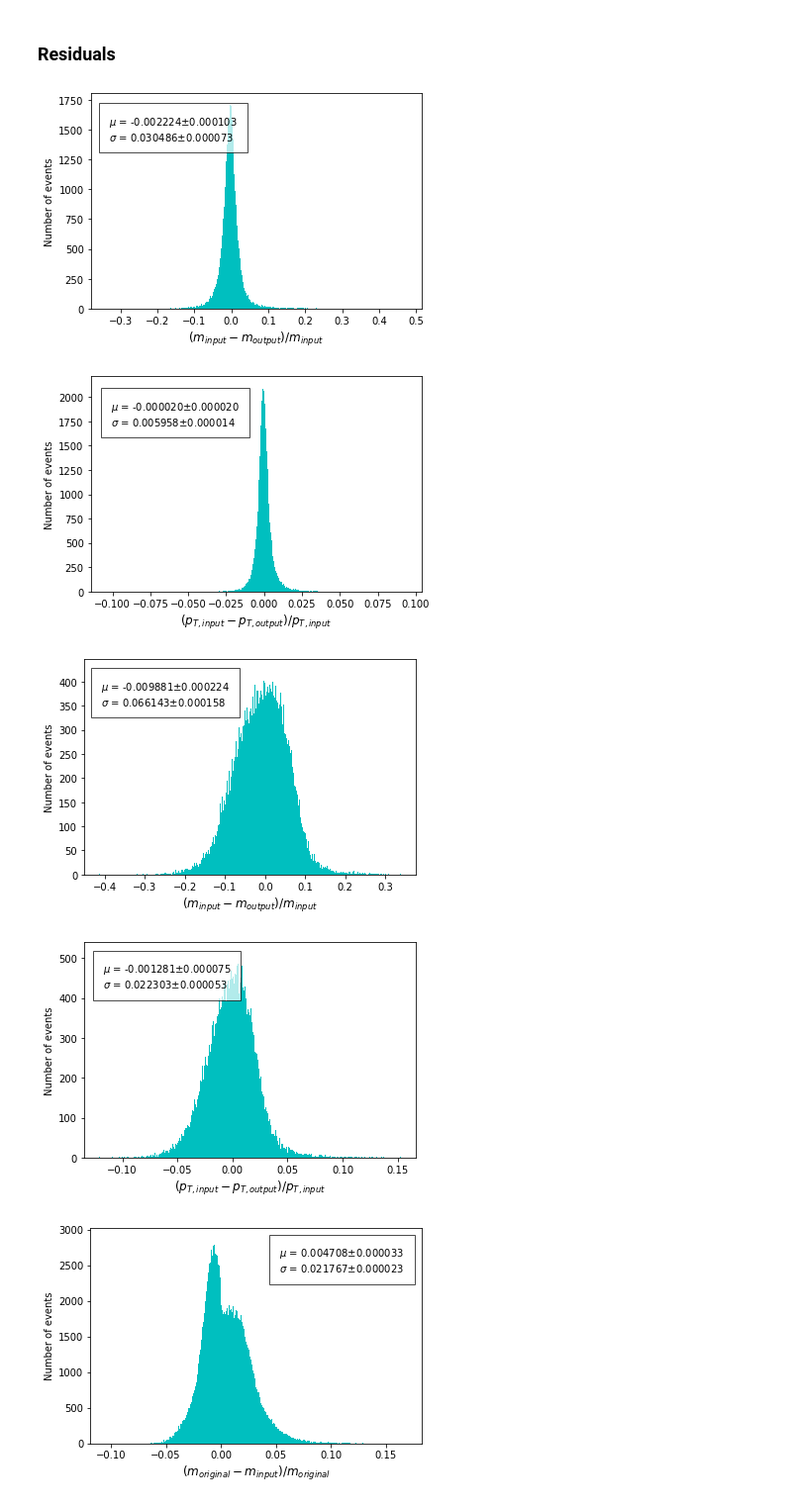
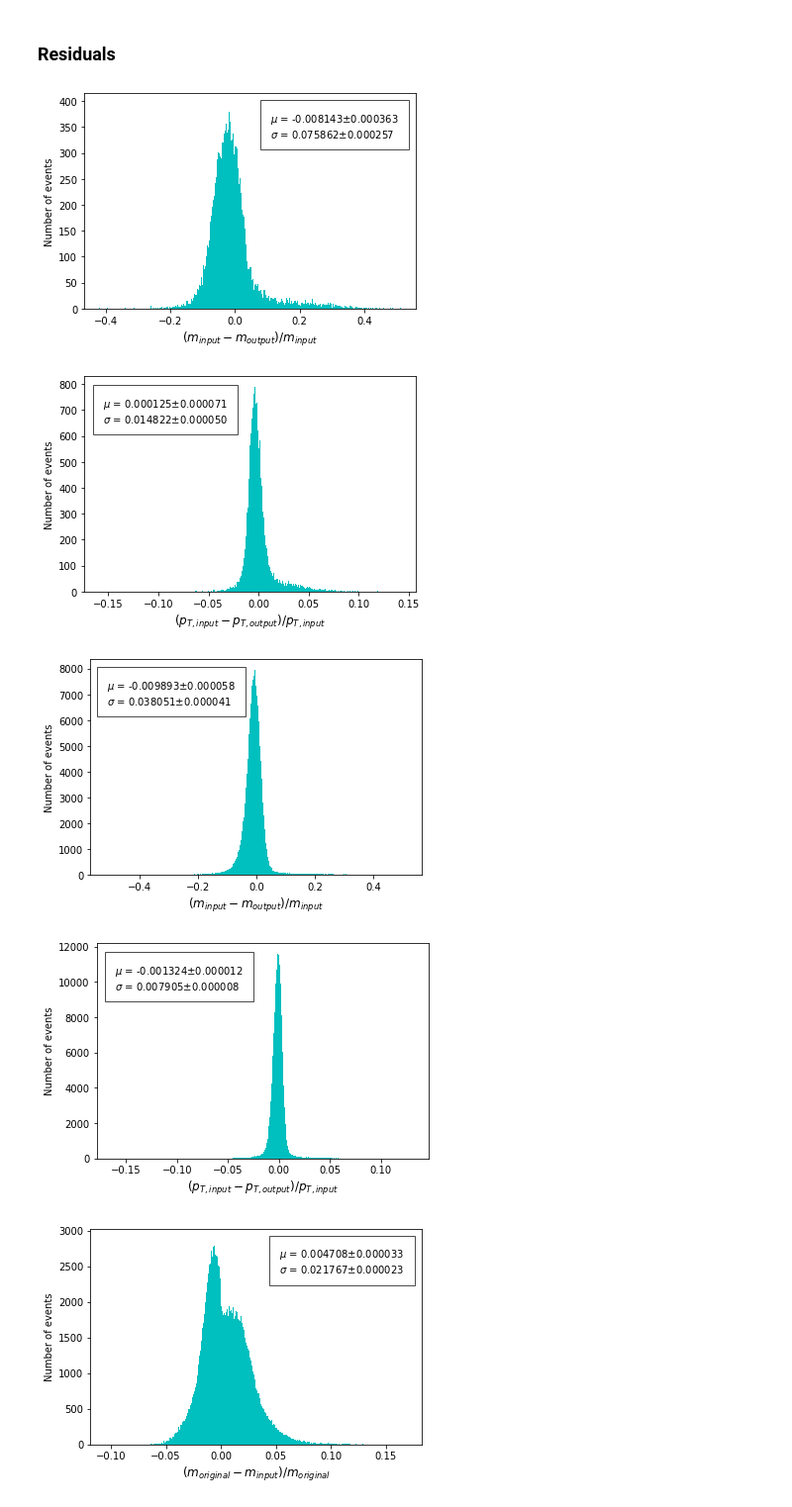
Before and after one commit to Autoencoders-compression-anomaly/AE-Compression-pytorch, a Jupyter notebook: examples/jet_images/analysis_jet_images.ipynb, the cells around one changed output. Shown: that part at 99% size. Cells and saved outputs as stored; diff of their text form; code cells hidden in the pictures.

```diff
--- a/examples/jet_images/analysis_jet_images.ipynb
+++ b/examples/jet_images/analysis_jet_images.ipynb
@@ -18,28 +18,29 @@ if not os.path.exists(save_dir):
 
 # =========== Images + jet variables ===========
 # Complete DataFrame (image and all jet variables) for only signal jets
-path_complete_signal = '/Users/nallenallis/Documents/LTH/Exjobb/data/jet images/jet_images_LAGAN_complete_signal.pkl'
-df_complete_signal = pd.read_pickle(path_complete_signal)
+df_complete_signal = pd.read_pickle('/Users/nallenallis/Documents/LTH/Exjobb/data/jet images/jet_images_LAGAN_complete_signal.pkl')
 
 # Complete DataFrame (image and all jet variables) for only background jets
-path_complete_bg = '/Users/nallenallis/Documents/LTH/Exjobb/data/jet images/jet_images_LAGAN_complete_bg.pkl'
-df_complete_bg = pd.read_pickle(path_complete_bg)
+df_complete_bg = pd.read_pickle('/Users/nallenallis/Documents/LTH/Exjobb/data/jet images/jet_images_LAGAN_complete_bg.pkl')
+df_complete_bg_test = pd.read_pickle('/Users/nallenallis/Documents/LTH/Exjobb/data/jet images/jet_images_LAGAN_complete_bg_test.pkl')
 
 # =========== Images ===========
 # Only jet images for signal jets
-path_signal = '/Users/nallenallis/Documents/LTH/Exjobb/data/jet images/images/jet_images_LAGAN_images_signal.pkl'
-df_signal = pd.read_pickle(path_signal)
+df_signal = pd.read_pickle('/Users/nallenallis/Documents/LTH/Exjobb/data/jet images/images/jet_images_LAGAN_images_signal.pkl')
 
 # Only jet images for background jets
-path_bg = '/Users/nallenallis/Documents/LTH/Exjobb/data/jet images/images/jet_images_LAGAN_images_bg.pkl'
-df_bg = pd.read_pickle(path_bg)
+df_bg = pd.read_pickle('/Users/nallenallis/Documents/LTH/Exjobb/data/jet images/images/jet_images_LAGAN_images_bg.pkl')
+df_bg_test = pd.read_pickle('/Users/nallenallis/Documents/LTH/Exjobb/data/jet images/images/jet_images_LAGAN_images_bg_test.pkl')
 
 # =========== From network ===========
 #path_output = '/Users/nallenallis/Documents/LTH/Exjobb/Results/LAGAN/bg_all_img_625-300-100-300-625/val_bg/bg_all_img_625-300-100-300-625_output.pkl'
 #path_output = '/Users/nallenallis/Documents/LTH/Exjobb/Results/LAGAN/bg_all_img_625-625-625-625-625/val_bg/bg_all_img_625-625-625-625-625_output.pkl'
 #path_output = '/Users/nallenallis/Documents/LTH/Exjobb/Results/LAGAN/bg_all_img_625-625-625-625-625/val_signal/bg_all_img_625-625-625-625-625_output_signal.pkl'
-path_output = '/Users/nallenallis/Documents/LTH/Exjobb/Results/LAGAN/bg_all_img_625-300-100-300-625/val_signal/bg_all_img_625-300-100-300-625_output_signal.pkl'
-df_output = pd.read_pickle(path_output)
+#path_output = '/Users/nallenallis/Documents/LTH/Exjobb/Results/LAGAN/bg_all_img_625-300-100-300-625/val_signal/bg_all_img_625-300-100-300-625_output_signal.pkl'
+#df_output = pd.read_pickle(path_output)
+
+df_bg_test_preds = pd.read_pickle('/Users/nallenallis/Documents/LTH/Exjobb/Results/LAGAN/bg_all_img_625-300-100-300-625/bg_all_img_625-300-100-300-625_bg_test_preds.pkl')
+df_signal_test_preds = pd.read_pickle('/Users/nallenallis/Documents/LTH/Exjobb/Results/LAGAN/bg_all_img_625-300-100-300-625/bg_all_img_625-300-100-300-625_signal_test_preds.pkl')
 # %% [markdown]
 ### Defining functions and importing libraries
 # %% [markdown]
@@ -305,10 +372,10 @@ print(sum(m_input_signal_crop)-sum(df_complete_signal['m']))
 save = True
 
 # Calculating the residuals
-N = len(m_input_bg_split)
+N = len(m_input_bg)
 residuals = np.zeros([N,2])
-residuals[:,0] = (m_input_bg_split-m_output)/m_input_bg_split
-residuals[:,1] = (pt_input_bg_split-pt_output)/pt_input_bg_split
+residuals[:,0] = (m_input_bg-m_output_bg)/m_input_bg
+residuals[:,1] = (pt_input_bg-pt_output_bg)/pt_input_bg
 
 std = np.zeros(2)
 std_err = np.zeros(2)
@@ -329,7 +396,7 @@ plt.figure()
 plt.hist(residuals[:,0], color='c', bins=n_bins)
 plt.xlabel('$(m_{input}-m_{output})/m_{input}$', fontsize=12)
 plt.ylabel('Number of events')
-plt.text(-0.33,1410, '$\mu$ = %f$\pm$%f\n$\sigma$ = %f$\pm$%f' % (mean[0], sem[0], std[0], std_err[0]), bbox={'facecolor': 'white', 'alpha': 0.7, 'pad': 10})
+plt.text(0.11,330, '$\mu$ = %f$\pm$%f\n$\sigma$ = %f$\pm$%f' % (mean[0], sem[0], std[0], std_err[0]), bbox={'facecolor': 'white', 'alpha': 0.7, 'pad': 10})
 if save:
     plt.savefig(os.path.join(save_dir,'residual_input_output_bg_m.png'))
 
@@ -337,57 +404,57 @@ plt.figure()
 plt.hist(residuals[:,1], color='c', bins=n_bins)
 plt.xlabel('$(p_{T,input}-p_{T,output})/p_{T,input}$', fontsize=12)
 plt.ylabel('Number of events')
-plt.text(-0.101,1710, '$\mu$ = %f$\pm$%f\n$\sigma$ = %f$\pm$%f' % (mean[1], sem[1], std[1], std_err[1]), bbox={'facecolor': 'white', 'alpha': 0.7, 'pad': 10})
+plt.text(-0.155,650, '$\mu$ = %f$\pm$%f\n$\sigma$ = %f$\pm$%f' % (mean[1], sem[1], std[1], std_err[1]), bbox={'facecolor': 'white', 'alpha': 0.7, 'pad': 10})
 if save:
     plt.savefig(os.path.join(save_dir,'residual_input_output_bg_pt.png'))
 # %% [output]
-[figure, old version]
+[figure, new version]
-[figure, old version]
+[figure, new version]
 # %%
 # =========== Input-output distribution comparison (signal) ===========
 
 save = True
 
 # Calculating the residuals
-N = len(m_input_signal_split)
+N = len(m_input_signal)
 residuals = np.zeros([N,2])
-residuals[:,0] = (m_input_signal_split-m_output)/m_input_signal_split
-residuals[:,1] = (pt_input_signal_split-pt_output)/pt_input_signal_split
+residuals[:,0] = (m_input_signal-m_output_signal)/m_input_signal
+residuals[:,1] = (pt_input_signal-pt_output_signal)/pt_input_signal
 
 std = np.zeros(2)
 std_err = np.zeros(2)
 mean = np.zeros(2)
 sem = np.zeros(2)
 
 # Adding errors
 for i in range(2):
     std[i] = np.std(residuals[:, i])
     std_err[i] = np.nanstd(residuals[:, i], axis=None, ddof=0) / np.sqrt(2 * len(residuals[:, i])) #From package, couldn't import
     #std_err[i] = utils.std_error(residuals[:, i]) #From Eric Wulffs TLA_analysis
     mean[i] = np.nanmean(residuals[:, i])
     sem[i] = stats.sem(residuals[:, i], nan_policy='omit')
 
 # Plotting
 n_bins = 1000
 
 plt.figure()
 plt.hist(residuals[:,0], color='c', bins=n_bins)
 plt.xlabel('$(m_{input}-m_{output})/m_{input}$', fontsize=12)
 plt.ylabel('Number of events')
-plt.text(-0.41,351, '$\mu$ = %f$\pm$%f\n$\sigma$ = %f$\pm$%f' % (mean[0], sem[0], std[0], std_err[0]), bbox={'facecolor': 'white', 'alpha': 0.7, 'pad': 10})
+plt.text(-0.51,6600, '$\mu$ = %f$\pm$%f\n$\sigma$ = %f$\pm$%f' % (mean[0], sem[0], std[0], std_err[0]), bbox={'facecolor': 'white', 'alpha': 0.7, 'pad': 10})
 if save:
     plt.savefig(os.path.join(save_dir,'residual_input_output_bg_m_signal.png'))
 
 plt.figure()
 plt.hist(residuals[:,1], color='c', bins=n_bins)
 plt.xlabel('$(p_{T,input}-p_{T,output})/p_{T,input}$', fontsize=12)
 plt.ylabel('Number of events')
-plt.text(-0.118,425, '$\mu$ = %f$\pm$%f\n$\sigma$ = %f$\pm$%f' % (mean[1], sem[1], std[1], std_err[1]), bbox={'facecolor': 'white', 'alpha': 0.7, 'pad': 10})
+plt.text(-0.161,9550, '$\mu$ = %f$\pm$%f\n$\sigma$ = %f$\pm$%f' % (mean[1], sem[1], std[1], std_err[1]), bbox={'facecolor': 'white', 'alpha': 0.7, 'pad': 10})
 if save:
     plt.savefig(os.path.join(save_dir,'residual_input_output_bg_pt_signal.png'))
 # %% [output]
-[figure, old version]
+[figure, new version]
-[figure, old version]
+[figure, new version]
 # %%
 # =========== Input-original distribution comparison (signal) ===========
 
```
Also changed, not shown: parts of 16 cells of this notebook, 9 other files.
